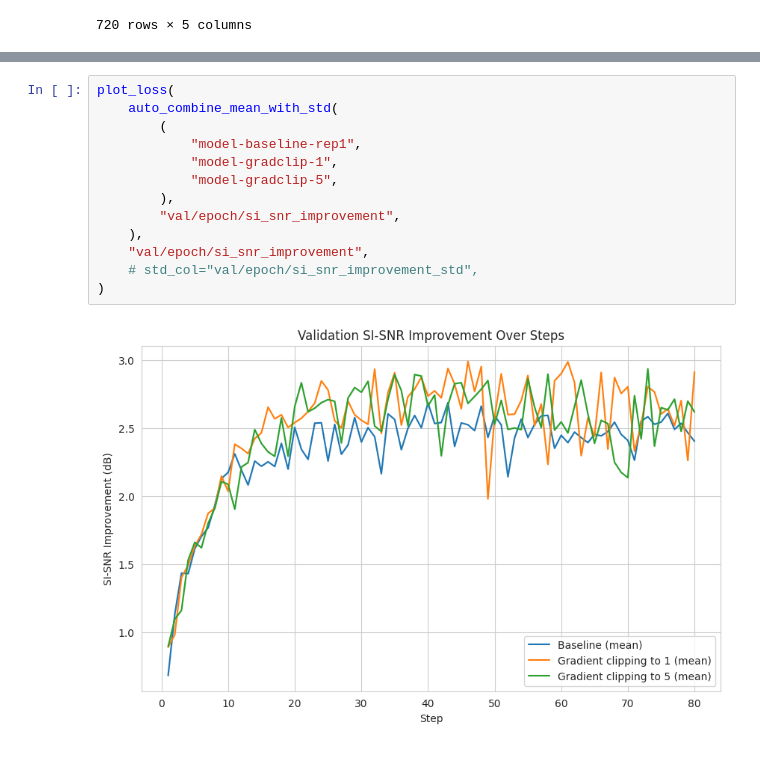
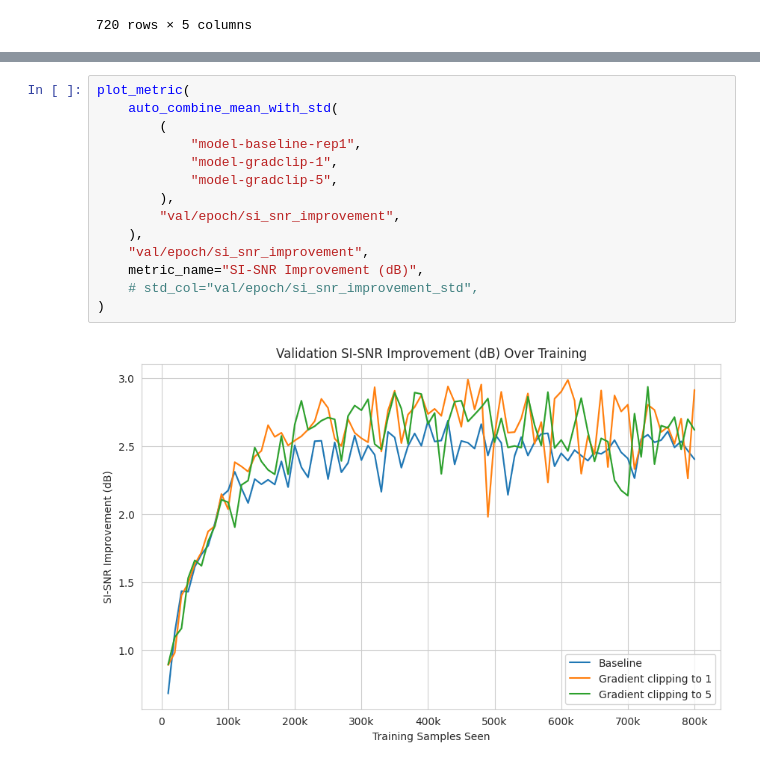
Before and after one commit to LukasFT/misophonia, a Jupyter notebook: notebooks/analysis/loss_graphs.ipynb, the cells around one changed output, grey strips where cells are left out. Saved outputs shown, nothing was run; the diff lists cells and outputs as text.

Commit message:
Improve MLFlow graphs

```diff
--- a/notebooks/analysis/loss_graphs.ipynb
+++ b/notebooks/analysis/loss_graphs.ipynb
@@ -73,16 +108,17 @@ def plot_loss(
     plt.show()
 # %%
-plot_loss(
+plot_metric(
     auto_combine_mean_with_std(
         (
             "model-baseline-rep1",
             "model-gradclip-1",
             "model-gradclip-5",
         ),
         "val/epoch/si_snr_improvement",
     ),
     "val/epoch/si_snr_improvement",
+    metric_name="SI-SNR Improvement (dB)",
     # std_col="val/epoch/si_snr_improvement_std",
 )
 # %% [output]
-[figure, old version]
+[figure, new version]
```
Also changed, not shown: parts of 8 cells of this notebook, 1 other file.
